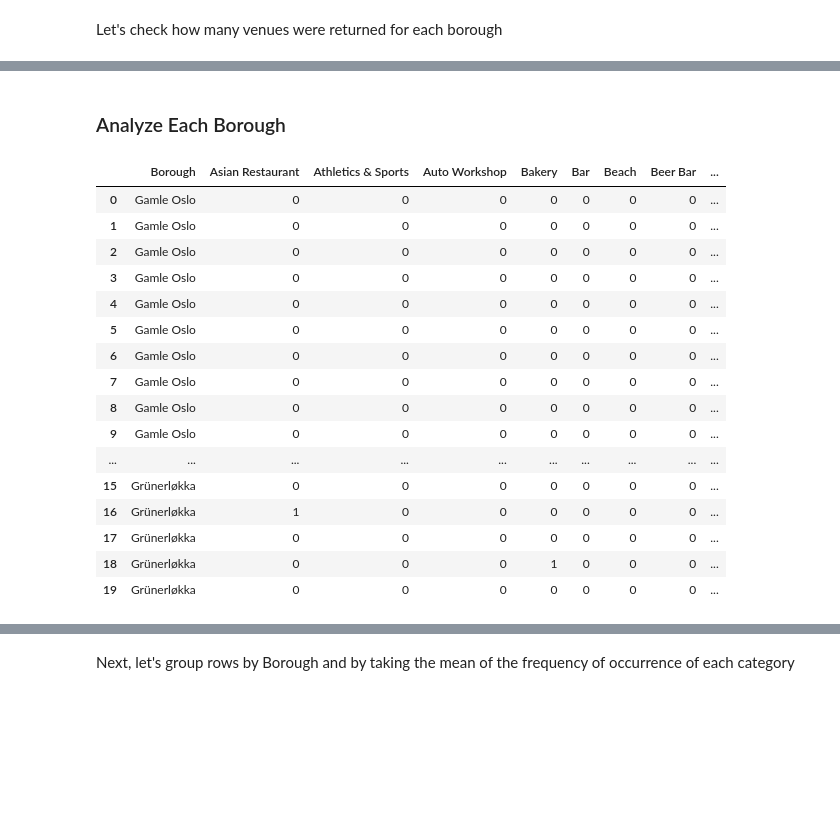
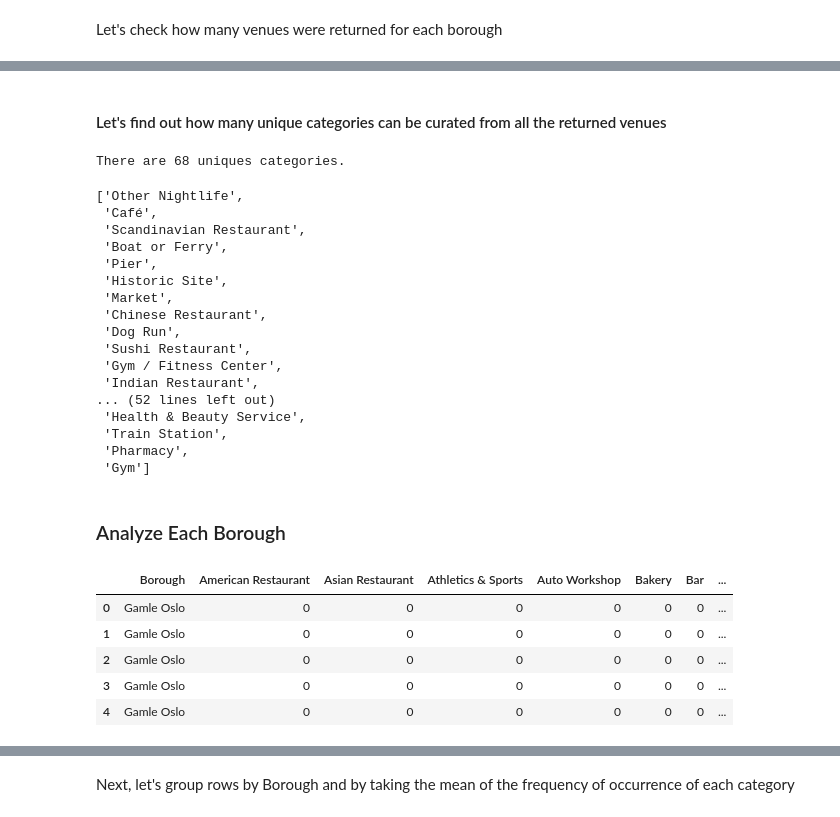
Before and after one commit to AlizaminJ/Coursera_Capstone, a Jupyter notebook: Final-Project.ipynb, the cells around one changed output, grey strips where cells are left out. Cells and saved outputs as stored; diff of their text form; code cells hidden in the pictures; blank space fills up the shorter version.

```diff
--- a/Final-Project.ipynb
+++ b/Final-Project.ipynb
@@ -545,38 +562,53 @@ oslo_venues.groupby('Borough').count()
 | Ullern | 5 | 5 | 5 | 5 | 5 | 5 |
 | Vestre Aker | 5 | 5 | 5 | 5 | 5 | 5 |
 | Østensjø | 1 | 1 | 1 | 1 | 1 | 1 |
+# %% [markdown]
+#### Let's find out how many unique categories can be curated from all the returned venues
+# %%
+print('There are {} uniques categories.'.format(len(oslo_venues['Venue Category'].unique())))
+# %% [output]
+There are 68 uniques categories.
+# %%
+list(oslo_venues['Venue Category'].unique())
+# %% [output]
+['Other Nightlife',
+ 'Café',
+ 'Scandinavian Restaurant',
+ 'Boat or Ferry',
+ 'Pier',
+ 'Historic Site',
+ 'Market',
+ 'Chinese Restaurant',
+ 'Dog Run',
+ 'Sushi Restaurant',
+ 'Gym / Fitness Center',
+ 'Indian Restaurant',
+... (52 lines left out)
+ 'Health & Beauty Service',
+ 'Train Station',
+ 'Pharmacy',
+ 'Gym']
 # %% [markdown]
 ### Analyze Each Borough
 # %%
 # one hot encoding
 oslo_onehot = pd.get_dummies(oslo_venues[['Venue Category']], prefix="", prefix_sep="")
 
-# add neighborhood column back to dataframe
+# add borough column back to dataframe
 oslo_onehot['Borough'] = oslo_venues['Borough']
 
-# move neighborhood column to the first column
+# move borough column to the first column
 fixed_columns = [oslo_onehot.columns[-1]] + list(oslo_onehot.columns[:-1])
 oslo_onehot = oslo_onehot[fixed_columns]
 
-oslo_onehot.head(20)
+oslo_onehot.head()
 # %% [output]
-|  | Borough | Asian Restaurant | Athletics & Sports | Auto Workshop | Bakery | Bar | Beach | Beer Bar | ... |
-| 0 | Gamle Oslo | 0 | 0 | 0 | 0 | 0 | 0 | 0 | ... |
-| 1 | Gamle Oslo | 0 | 0 | 0 | 0 | 0 | 0 | 0 | ... |
-| 2 | Gamle Oslo | 0 | 0 | 0 | 0 | 0 | 0 | 0 | ... |
-| 3 | Gamle Oslo | 0 | 0 | 0 | 0 | 0 | 0 | 0 | ... |
-| 4 | Gamle Oslo | 0 | 0 | 0 | 0 | 0 | 0 | 0 | ... |
-| 5 | Gamle Oslo | 0 | 0 | 0 | 0 | 0 | 0 | 0 | ... |
-| 6 | Gamle Oslo | 0 | 0 | 0 | 0 | 0 | 0 | 0 | ... |
-| 7 | Gamle Oslo | 0 | 0 | 0 | 0 | 0 | 0 | 0 | ... |
-| 8 | Gamle Oslo | 0 | 0 | 0 | 0 | 0 | 0 | 0 | ... |
-| 9 | Gamle Oslo | 0 | 0 | 0 | 0 | 0 | 0 | 0 | ... |
-| ... | ... | ... | ... | ... | ... | ... | ... | ... | ... |
-| 15 | Grünerløkka | 0 | 0 | 0 | 0 | 0 | 0 | 0 | ... |
-| 16 | Grünerløkka | 1 | 0 | 0 | 0 | 0 | 0 | 0 | ... |
-| 17 | Grünerløkka | 0 | 0 | 0 | 0 | 0 | 0 | 0 | ... |
-| 18 | Grünerløkka | 0 | 0 | 0 | 1 | 0 | 0 | 0 | ... |
-| 19 | Grünerløkka | 0 | 0 | 0 | 0 | 0 | 0 | 0 | ... |
+|  | Borough | American Restaurant | Asian Restaurant | Athletics & Sports | Auto Workshop | Bakery | Bar | ... |
+| 0 | Gamle Oslo | 0 | 0 | 0 | 0 | 0 | 0 | ... |
+| 1 | Gamle Oslo | 0 | 0 | 0 | 0 | 0 | 0 | ... |
+| 2 | Gamle Oslo | 0 | 0 | 0 | 0 | 0 | 0 | ... |
+| 3 | Gamle Oslo | 0 | 0 | 0 | 0 | 0 | 0 | ... |
+| 4 | Gamle Oslo | 0 | 0 | 0 | 0 | 0 | 0 | ... |
 # %%
 oslo_onehot.shape
 # %% [output]
```
Also changed, not shown: parts of 30 cells of this notebook, 2 other files.
